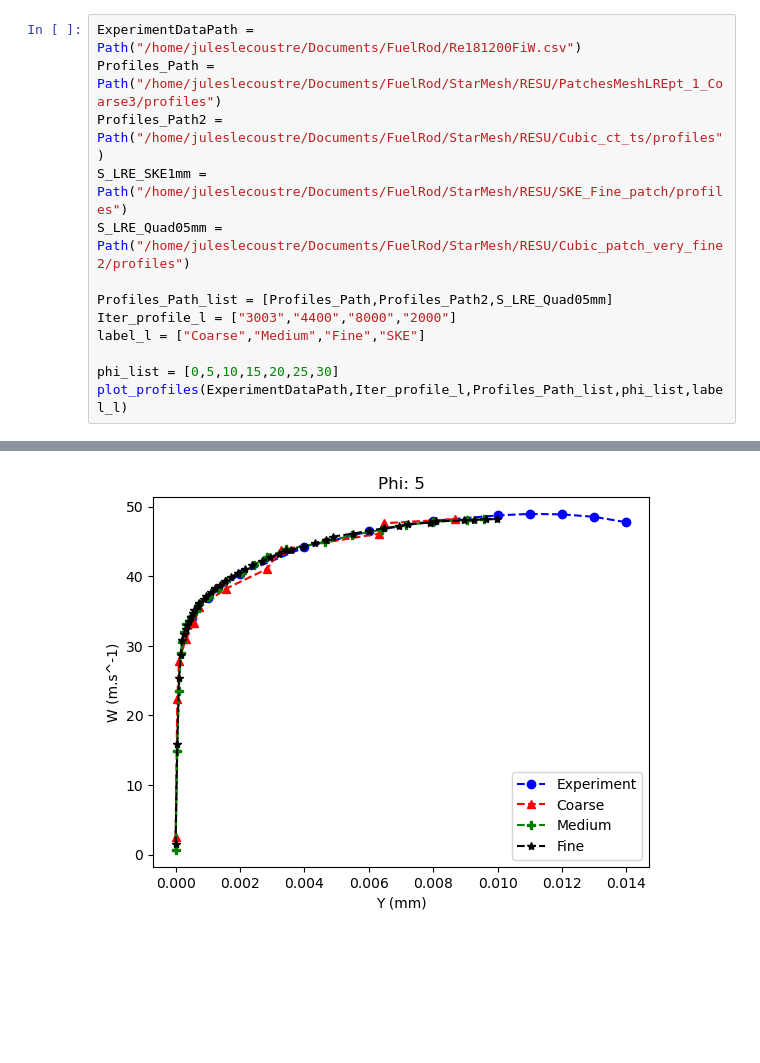
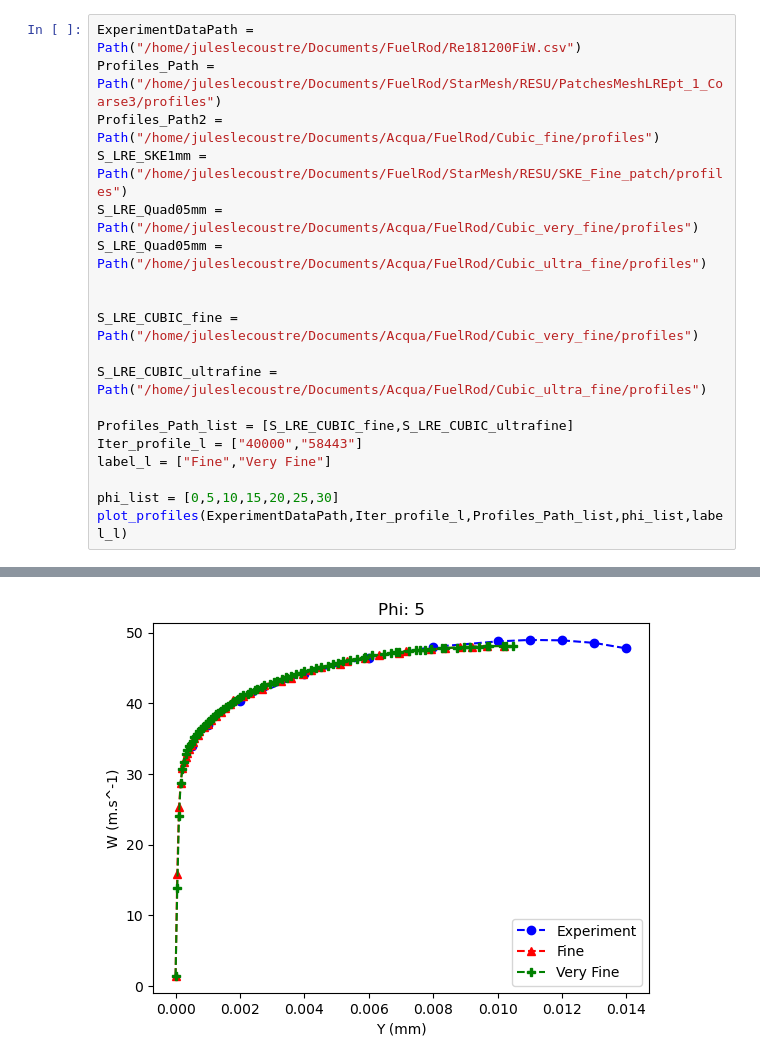
Before and after one commit to JulesL2/CS_Postprocess, a Jupyter notebook: Fuel_Rod.ipynb, the cells around one changed output, grey strips where cells are left out. Saved outputs shown, nothing was run; the diff lists cells and outputs as text; blank space fills up the shorter version.

```diff
--- a/Fuel_Rod.ipynb
+++ b/Fuel_Rod.ipynb
@@ -150,13 +147,19 @@ def plot_stress(Exp_Data,Stress_P_l,Iter_l,label_l):
 # %%
 ExperimentDataPath = Path("/home/juleslecoustre/Documents/FuelRod/Re181200FiW.csv")
 Profiles_Path = Path("/home/juleslecoustre/Documents/FuelRod/StarMesh/RESU/PatchesMeshLREpt_1_Coarse3/profiles")
-Profiles_Path2 = Path("/home/juleslecoustre/Documents/FuelRod/StarMesh/RESU/Cubic_ct_ts/profiles")
+Profiles_Path2 = Path("/home/juleslecoustre/Documents/Acqua/FuelRod/Cubic_fine/profiles")
 S_LRE_SKE1mm = Path("/home/juleslecoustre/Documents/FuelRod/StarMesh/RESU/SKE_Fine_patch/profiles")
-S_LRE_Quad05mm = Path("/home/juleslecoustre/Documents/FuelRod/StarMesh/RESU/Cubic_patch_very_fine2/profiles")
+S_LRE_Quad05mm = Path("/home/juleslecoustre/Documents/Acqua/FuelRod/Cubic_very_fine/profiles")
+S_LRE_Quad05mm = Path("/home/juleslecoustre/Documents/Acqua/FuelRod/Cubic_ultra_fine/profiles")
 
-Profiles_Path_list = [Profiles_Path,Profiles_Path2,S_LRE_Quad05mm]
-Iter_profile_l = ["3003","4400","8000","2000"]
-label_l = ["Coarse","Medium","Fine","SKE"]
+
+S_LRE_CUBIC_fine = Path("/home/juleslecoustre/Documents/Acqua/FuelRod/Cubic_very_fine/profiles")
+
+S_LRE_CUBIC_ultrafine = Path("/home/juleslecoustre/Documents/Acqua/FuelRod/Cubic_ultra_fine/profiles")
+
+Profiles_Path_list = [S_LRE_CUBIC_fine,S_LRE_CUBIC_ultrafine]
+Iter_profile_l = ["40000","58443"]
+label_l = ["Fine","Very Fine"]
 
 phi_list = [0,5,10,15,20,25,30]
 plot_profiles(ExperimentDataPath,Iter_profile_l,Profiles_Path_list,phi_list,label_l)
@@ -165 +168 @@ plot_profiles(ExperimentDataPath,Iter_profile_l,Profiles_Path_list,phi_list,labe
-[figure, old version]
+[figure, new version]
```
Also changed, not shown: parts of 5 cells of this notebook, 4 other files.
